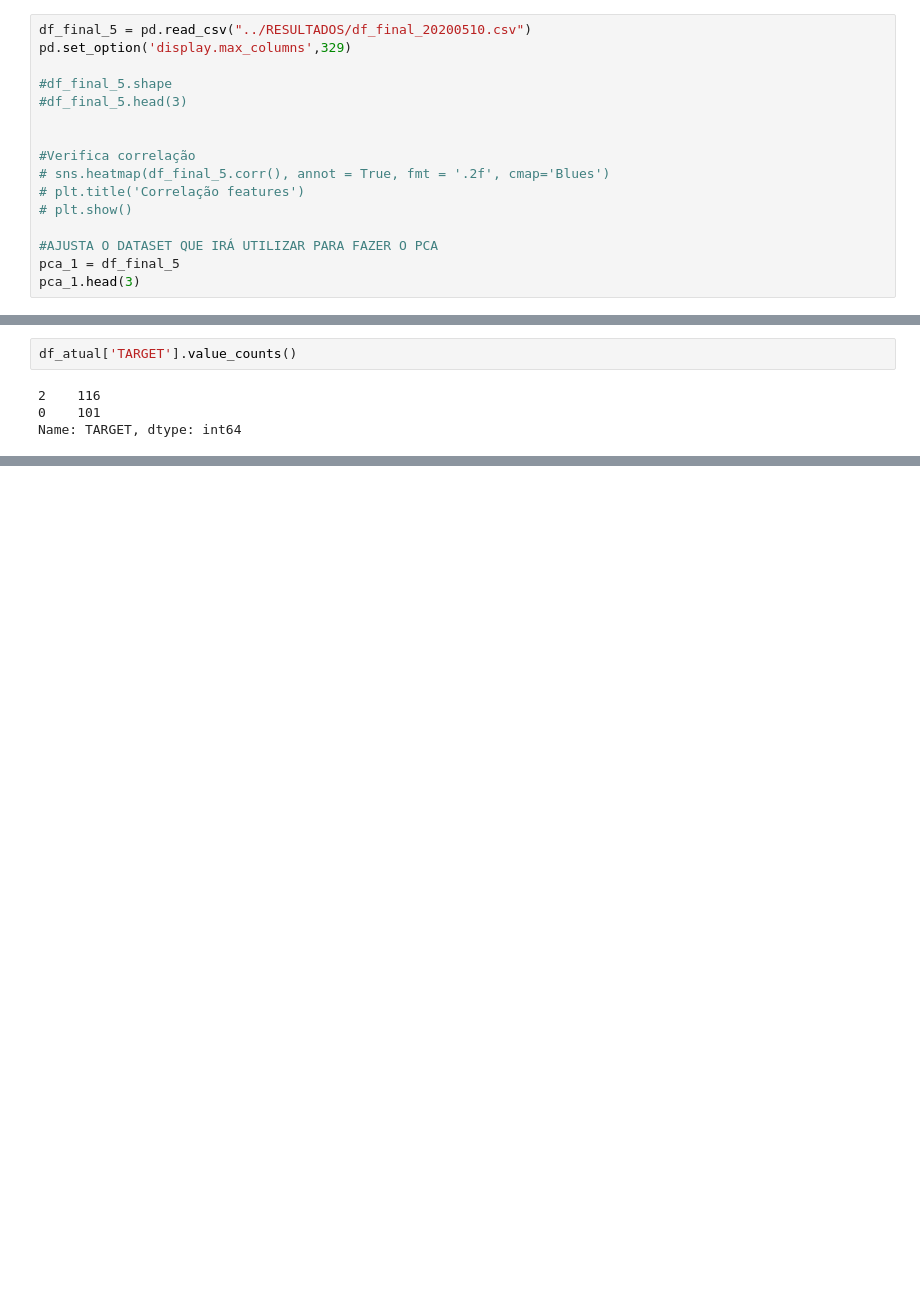
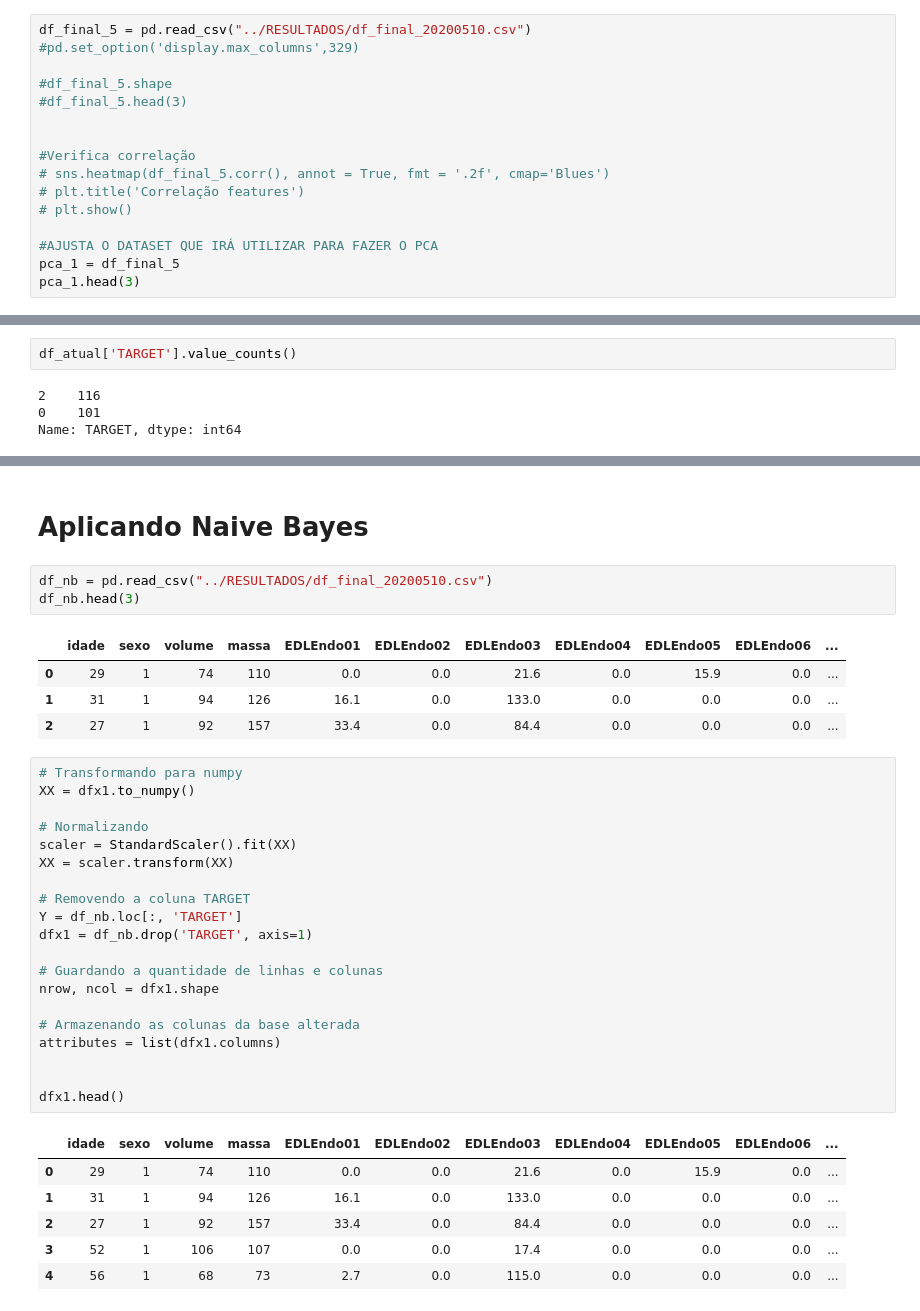
Before and after one commit to diegodedize/Rec_Padroes_PPGI_2020, a Jupyter notebook: NOTEBOOKS/DD_Rec_Padroes_imagens_coronarias.ipynb, the cells around one changed output, grey strips where cells are left out. Saved outputs shown, nothing was run; the diff lists cells and outputs as text; blank space fills up the shorter version.

Commit message:
Diego Bayes 1

```diff
--- a/NOTEBOOKS/DD_Rec_Padroes_imagens_coronarias.ipynb
+++ b/NOTEBOOKS/DD_Rec_Padroes_imagens_coronarias.ipynb
@@ -167,7 +180,7 @@ df_final_4.to_csv("../RESULTADOS/df_final_20200510.csv", index = False)
 # Inicio após exportação
 # %%
 df_final_5 = pd.read_csv("../RESULTADOS/df_final_20200510.csv")
-pd.set_option('display.max_columns',329)
+#pd.set_option('display.max_columns',329)
 
 #df_final_5.shape
 #df_final_5.head(3)
@@ -834,3 +847,40 @@ k = 8: NORMAL: 10| CMD: 11| Total: 21| NORMAL: 47.62% CMD: 52.38%
 k = 9: NORMAL: 10| CMD: 11| Total: 21| NORMAL: 47.62% CMD: 52.38%
 
 k = 10: NORMAL: 10| CMD: 11| Total: 21| NORMAL: 47.62% CMD: 52.38%
+# %% [markdown]
+# Aplicando Naive Bayes
+# %%
+df_nb = pd.read_csv("../RESULTADOS/df_final_20200510.csv")
+df_nb.head(3)
+# %% [output]
+|  | idade | sexo | volume | massa | EDLEndo01 | EDLEndo02 | EDLEndo03 | EDLEndo04 | EDLEndo05 | EDLEndo06 | ... |
+| 0 | 29 | 1 | 74 | 110 | 0.0 | 0.0 | 21.6 | 0.0 | 15.9 | 0.0 | ... |
+| 1 | 31 | 1 | 94 | 126 | 16.1 | 0.0 | 133.0 | 0.0 | 0.0 | 0.0 | ... |
+| 2 | 27 | 1 | 92 | 157 | 33.4 | 0.0 | 84.4 | 0.0 | 0.0 | 0.0 | ... |
+# %%
+# Transformando para numpy
+XX = dfx1.to_numpy()
+
+# Normalizando
+scaler = StandardScaler().fit(XX)
+XX = scaler.transform(XX)
+
+# Removendo a coluna TARGET
+Y = df_nb.loc[:, 'TARGET']
+dfx1 = df_nb.drop('TARGET', axis=1)
+
+# Guardando a quantidade de linhas e colunas
+nrow, ncol = dfx1.shape
+
+# Armazenando as colunas da base alterada
+attributes = list(dfx1.columns)
+
+
+dfx1.head()
+# %% [output]
+|  | idade | sexo | volume | massa | EDLEndo01 | EDLEndo02 | EDLEndo03 | EDLEndo04 | EDLEndo05 | EDLEndo06 | ... |
+| 0 | 29 | 1 | 74 | 110 | 0.0 | 0.0 | 21.6 | 0.0 | 15.9 | 0.0 | ... |
+| 1 | 31 | 1 | 94 | 126 | 16.1 | 0.0 | 133.0 | 0.0 | 0.0 | 0.0 | ... |
+| 2 | 27 | 1 | 92 | 157 | 33.4 | 0.0 | 84.4 | 0.0 | 0.0 | 0.0 | ... |
+| 3 | 52 | 1 | 106 | 107 | 0.0 | 0.0 | 17.4 | 0.0 | 0.0 | 0.0 | ... |
+| 4 | 56 | 1 | 68 | 73 | 2.7 | 0.0 | 115.0 | 0.0 | 0.0 | 0.0 | ... |
```
Also changed, not shown: parts of 5 cells of this notebook.
